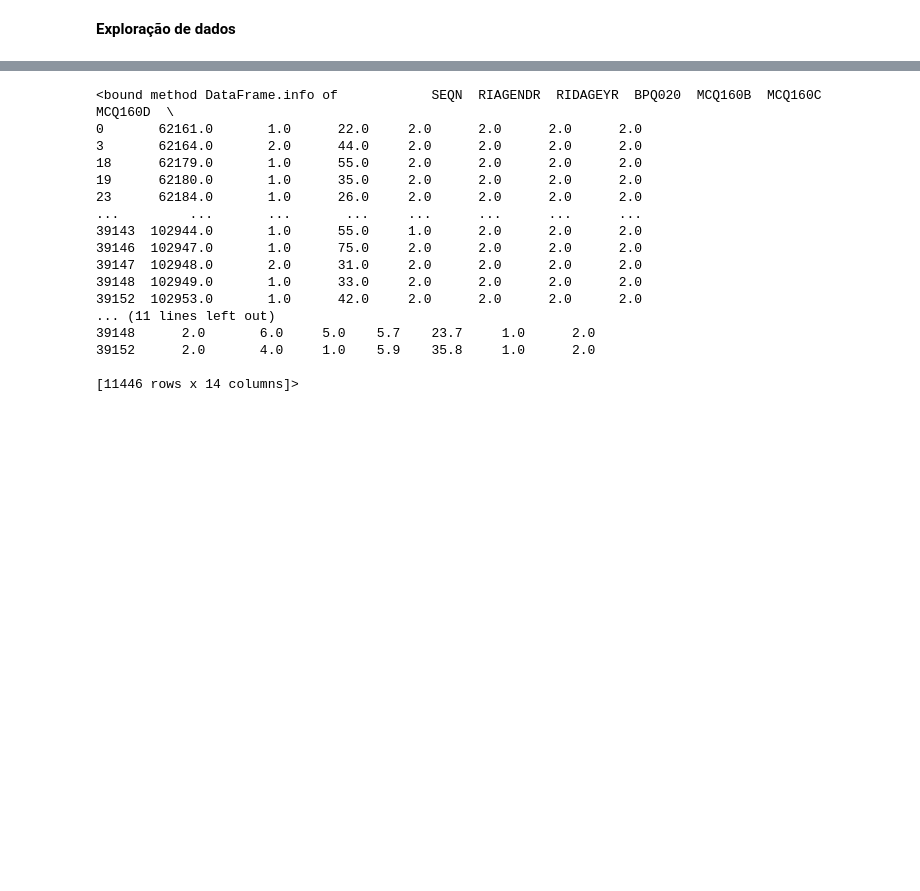
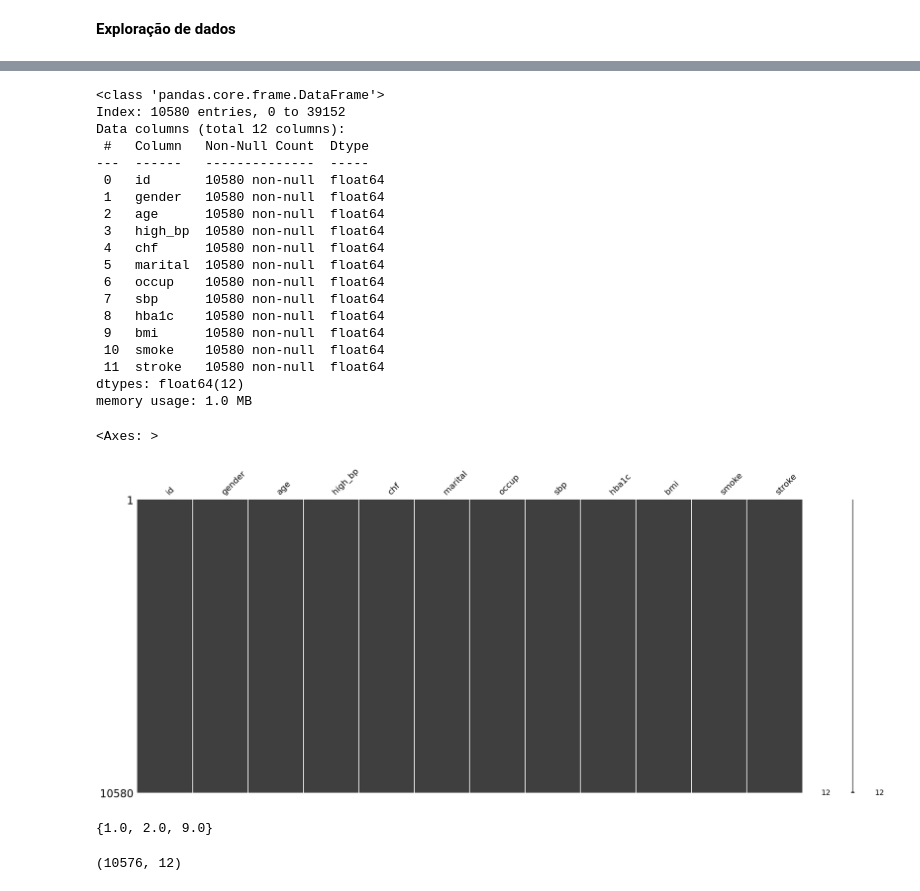
Before and after one commit to nigroev/fiap-pos-tech-ia-para-devs, a Jupyter notebook: 01-aulas-gravadas/01-welcome-to-ia-para-devs/07-tech-challenge/tech-challenge-fase-1.ipynb, the cells around one changed output, grey strips where cells are left out. Saved outputs shown, nothing was run; the diff lists cells and outputs as text; code cells hidden in the pictures; blank space fills up the shorter version.

```diff
--- a/01-aulas-gravadas/01-welcome-to-ia-para-devs/07-tech-challenge/tech-challenge-fase-1.ipynb
+++ b/01-aulas-gravadas/01-welcome-to-ia-para-devs/07-tech-challenge/tech-challenge-fase-1.ipynb
@@ -243,20 +244,40 @@ df.shape
 # %%
-df.info
+df.info()
 # %% [output]
-<bound method DataFrame.info of            SEQN  RIAGENDR  RIDAGEYR  BPQ020  MCQ160B  MCQ160C  MCQ160D  \
-0       62161.0       1.0      22.0     2.0      2.0      2.0      2.0
-3       62164.0       2.0      44.0     2.0      2.0      2.0      2.0
-18      62179.0       1.0      55.0     2.0      2.0      2.0      2.0
-19      62180.0       1.0      35.0     2.0      2.0      2.0      2.0
-23      62184.0       1.0      26.0     2.0      2.0      2.0      2.0
-...         ...       ...       ...     ...      ...      ...      ...
-39143  102944.0       1.0      55.0     1.0      2.0      2.0      2.0
-39146  102947.0       1.0      75.0     2.0      2.0      2.0      2.0
-39147  102948.0       2.0      31.0     2.0      2.0      2.0      2.0
-39148  102949.0       1.0      33.0     2.0      2.0      2.0      2.0
-39152  102953.0       1.0      42.0     2.0      2.0      2.0      2.0
-... (11 lines left out)
-39148      2.0       6.0     5.0    5.7    23.7     1.0      2.0
-39152      2.0       4.0     1.0    5.9    35.8     1.0      2.0
-
-[11446 rows x 14 columns]>
+<class 'pandas.core.frame.DataFrame'>
+Index: 10580 entries, 0 to 39152
+Data columns (total 12 columns):
+ #   Column   Non-Null Count  Dtype
+---  ------   --------------  -----
+ 0   id       10580 non-null  float64
+ 1   gender   10580 non-null  float64
+ 2   age      10580 non-null  float64
+ 3   high_bp  10580 non-null  float64
+ 4   chf      10580 non-null  float64
+ 5   marital  10580 non-null  float64
+ 6   occup    10580 non-null  float64
+ 7   sbp      10580 non-null  float64
+ 8   hba1c    10580 non-null  float64
+ 9   bmi      10580 non-null  float64
+ 10  smoke    10580 non-null  float64
+ 11  stroke   10580 non-null  float64
+dtypes: float64(12)
+memory usage: 1.0 MB
+# %%
+msno.matrix(df)
+# %% [output]
+<Axes: >
+[figure, added]
+# %%
+# verificar os valores únicos da coluna alvo
+set(df.stroke)
+# %% [output]
+{1.0, 2.0, 9.0}
+# %%
+# manter só 1 (Yes) e 2 (No)
+df = df[df['stroke'].isin([1, 2])].copy()
+df['stroke'] = df['stroke'].map({1: 1, 2: 0})
+
+df.shape
+# %% [output]
+(10576, 12)
```
Also changed, not shown: parts of 13 cells of this notebook, 9 other files.
